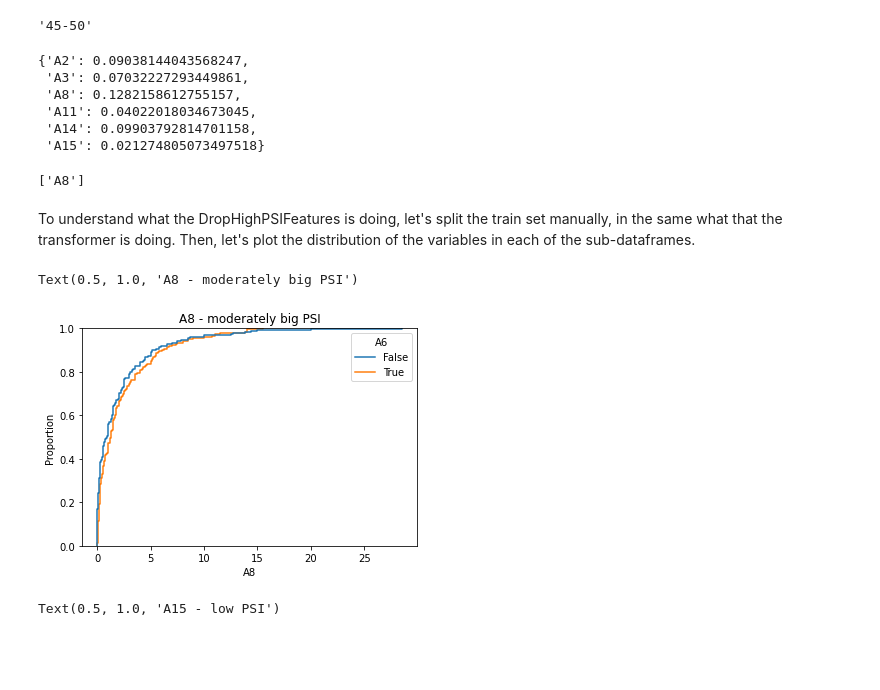
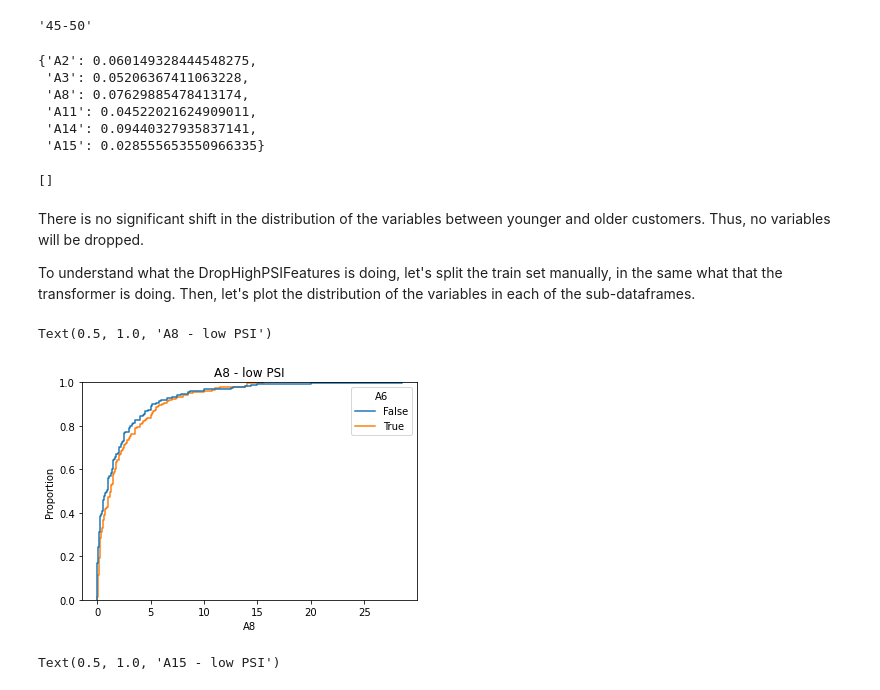
Before and after one commit to feature-engine/feature-engine-examples, a Jupyter notebook: selection/Drop-High-PSI-Features.ipynb, the cells around one changed output. Cells and saved outputs as stored; diff of their text form; code cells hidden in the pictures; blank space fills up the shorter version.

```diff
--- a/selection/Drop-High-PSI-Features.ipynb
+++ b/selection/Drop-High-PSI-Features.ipynb
@@ -63,7 +63,7 @@ data.head()
 ## Edit and add features
 # %%
 # simulate customers from different portfolios.
-data['A13'] = data['A13'].map({'g':'portfolio_1', 's':'portfolio_2', 'q':'portfolio_3'})
+data['A13'] = data['A13'].map({'g':'portfolio_1', 's':'portfolio_2', 'p':'portfolio_3'})
 data['A13'].fillna('Unknown', inplace=True)
 
 # simulate customers from different channels
@@ -323,6 +327,7 @@ transformer = DropHighPSIFeatures(
     split_frac=0.5, # percentage of observations in base df
     split_col='A6', # the categorical variable with the age groups
     strategy = 'equal_frequency',
+    bins=8, # the number of bins into which the observations should be sorted
     threshold=0.1,
     variables=None, # When None, finds numerical variables automatically
     missing_values='ignore',
@@ -354,35 +361,37 @@ transformer.cut_off_
 
 transformer.psi_values_
 # %% [output]
-{'A2': 0.09038144043568247,
- 'A3': 0.07032227293449861,
- 'A8': 0.1282158612755157,
- 'A11': 0.04022018034673045,
- 'A14': 0.09903792814701158,
- 'A15': 0.021274805073497518}
+{'A2': 0.060149328444548275,
+ 'A3': 0.05206367411063228,
+ 'A8': 0.07629885478413174,
+ 'A11': 0.04522021624909011,
+ 'A14': 0.09440327935837141,
+ 'A15': 0.028555653550966335}
 # %%
 # The variables that will be dropped.
 
 transformer.features_to_drop_
 # %% [output]
-['A8']
+[]
 # %% [markdown]
+There is no significant shift in the distribution of the variables between younger and older customers. Thus, no variables will be dropped.
+
 To understand what the DropHighPSIFeatures is doing, let's split the train set manually, in the same what that the transformer is doing. Then, let's plot the distribution of the variables in each of the sub-dataframes.
 # %%
 # Let's plot the variables distribution
 # in each of the dataset portions
 
 # create series to flag if an observation belongs to
 # the base or comparison dataframe.
 
 # Note how we use the cut_off identified by the
 # transformer
 tmp = X_train['A6'] <= transformer.cut_off_
 
 # plot
 sns.ecdfplot(data=X_train, x='A8', hue=tmp)
-plt.title('A8 - moderately big PSI')
+plt.title('A8 - low PSI')
 # %% [output]
-Text(0.5, 1.0, 'A8 - moderately big PSI')
+Text(0.5, 1.0, 'A8 - low PSI')
-[figure, old version]
+[figure, new version]
 # %%
```
Also changed, not shown: parts of 31 cells of this notebook.
